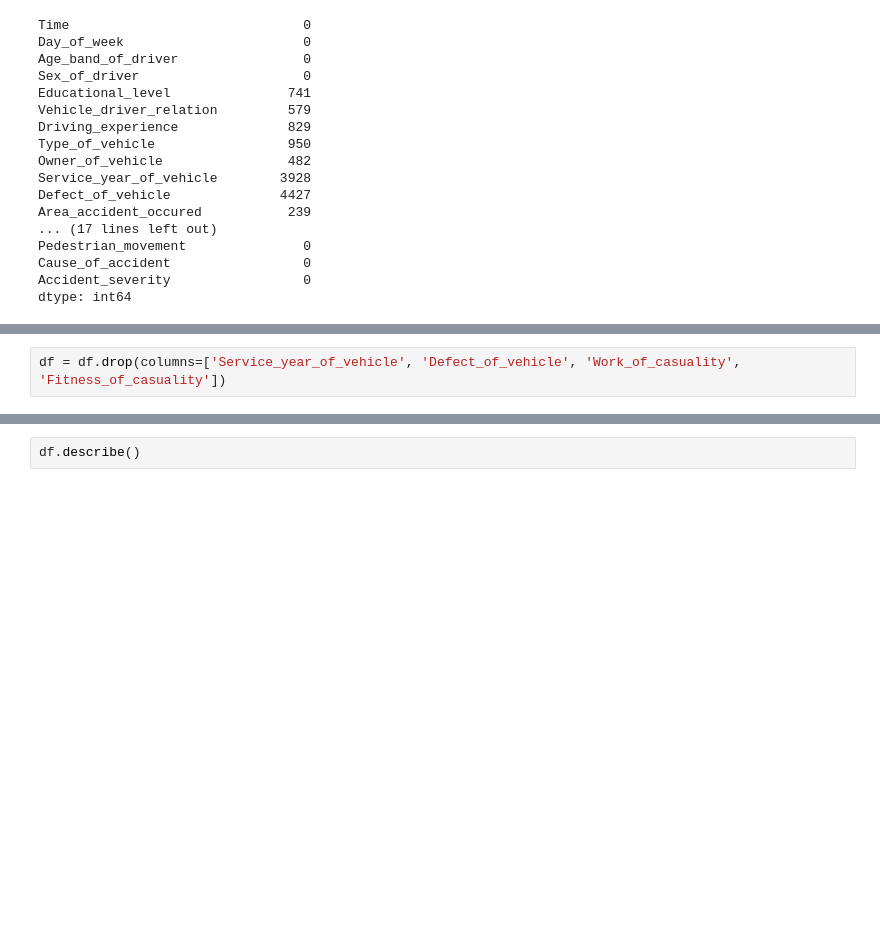
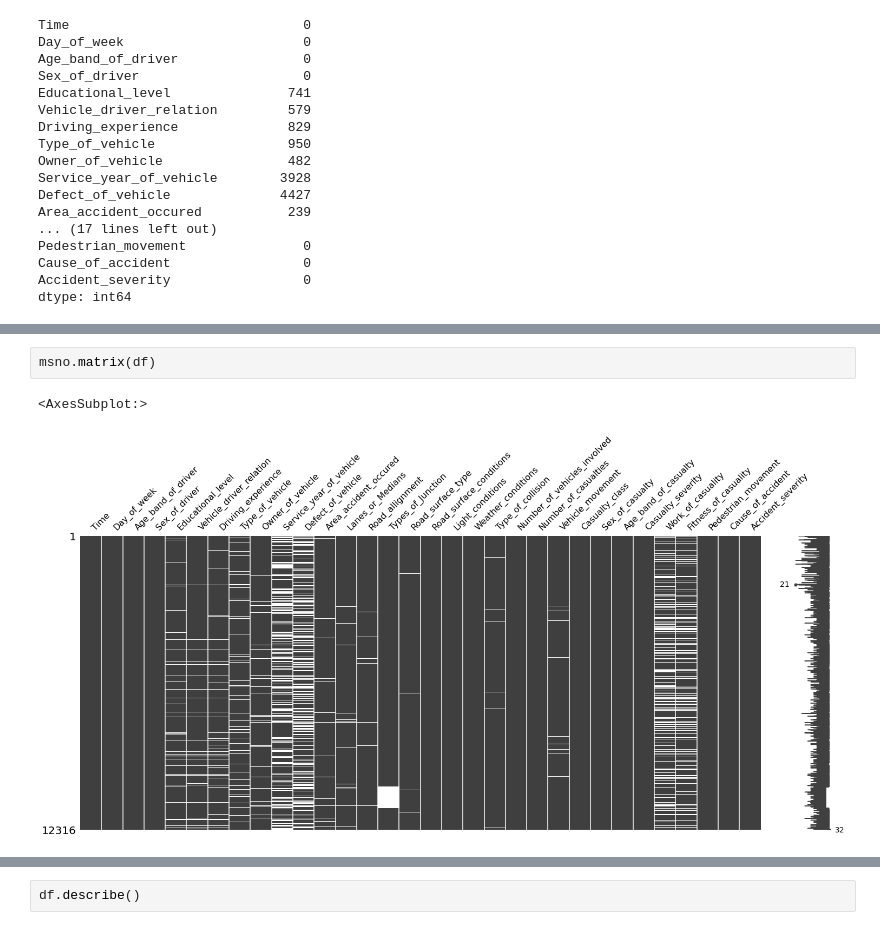
Before and after one commit to jackycwwang/Road-Traffic-Severity-Classification, a Jupyter notebook: 1. Exploratory Data Analysis.ipynb, the cells around one changed output, grey strips where cells are left out. Drawn from its saved outputs; the diff is of its cells as text; blank space fills up the shorter version.

```diff
--- a/1. Exploratory Data Analysis.ipynb
+++ b/1. Exploratory Data Analysis.ipynb
@@ -121,2 +86,0 @@ sns.heatmap(df.isnull(), yticklabels=False, cbar=False, cmap='viridis')
-# %%
-df = df.drop(columns=['Service_year_of_vehicle', 'Defect_of_vehicle', 'Work_of_casuality', 'Fitness_of_casuality'])
@@ -135,0 +95,5 @@ Name: Casualty_severity, dtype: int64
+# %%
+msno.matrix(df)
+# %% [output]
+<AxesSubplot:>
+[figure, added]
```
Also changed, not shown: parts of 88 cells of this notebook, 2 other files.
